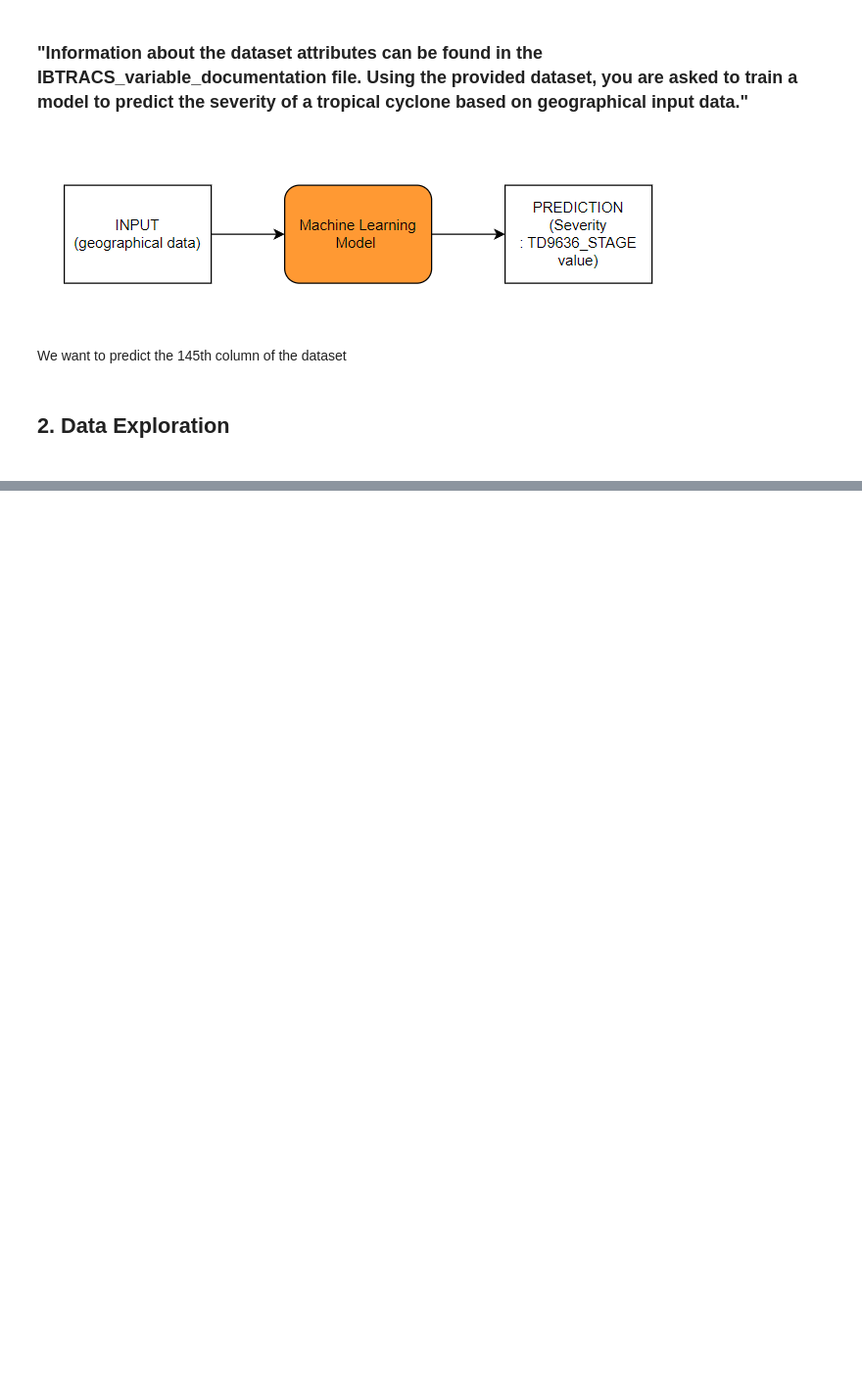
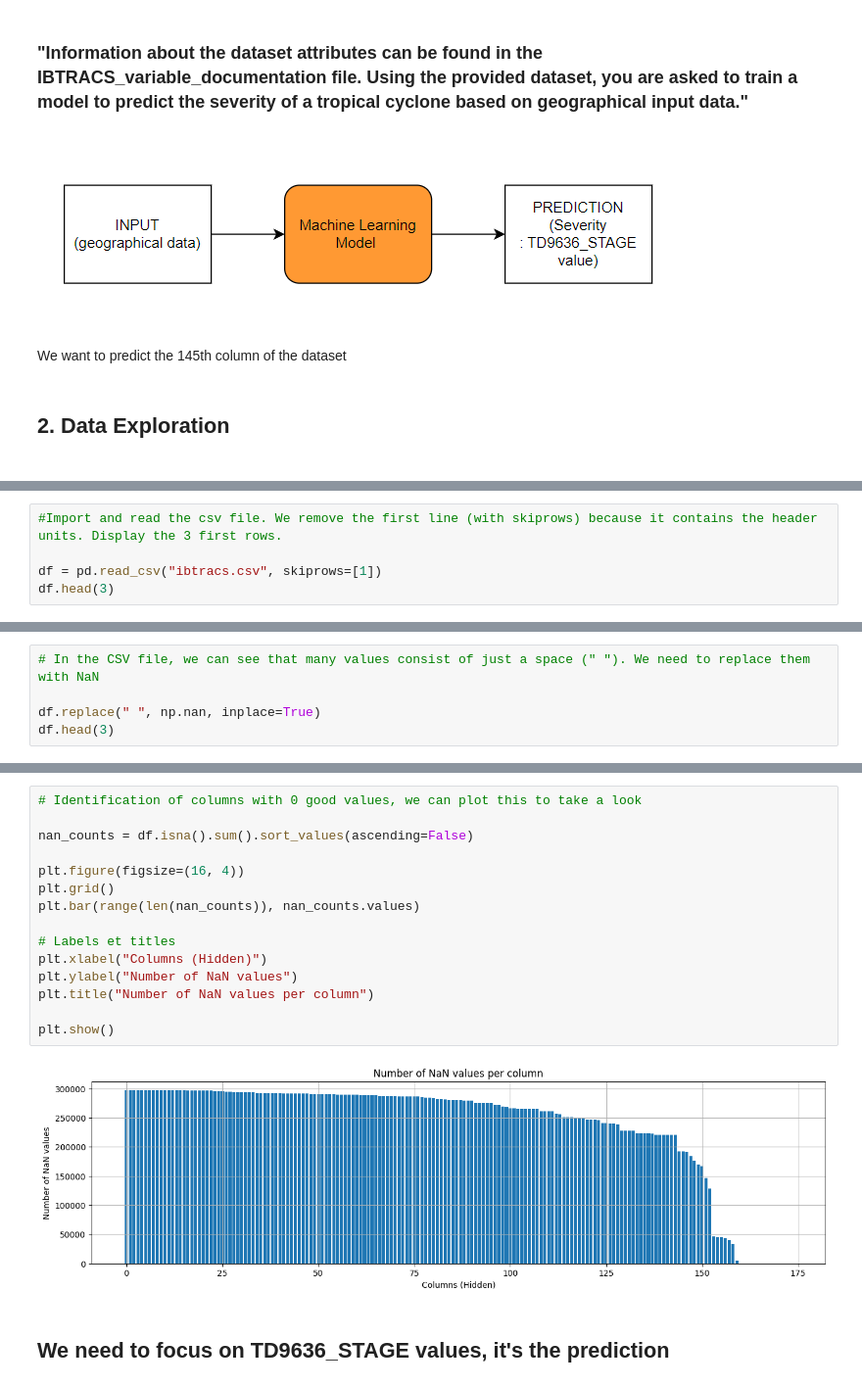
Before and after one commit to PaulVial/TropicalStormsPrediction, a Jupyter notebook: data_exploration.ipynb, the cells around one changed output, grey strips where cells are left out. Shown at 98% size. Saved outputs shown, nothing was run; the diff lists cells and outputs as text; blank space fills up the shorter version.

```diff
--- a/data_exploration.ipynb
+++ b/data_exploration.ipynb
@@ -186,0 +24,5 @@ Colonnes à encoder : Index(['SID', 'SEASON', 'NUMBER', 'NAME', 'ISO_TIME', 'NAT
+# %%
+#Import and read the csv file. We remove the first line (with skiprows) because it contains the header units. Display the 3 first rows.
+
+df = pd.read_csv("ibtracs.csv", skiprows=[1])
+df.head(3)
@@ -186,0 +39,5 @@ Colonnes à encoder : Index(['SID', 'SEASON', 'NUMBER', 'NAME', 'ISO_TIME', 'NAT
+# %%
+# In the CSV file, we can see that many values consist of just a space (" "). We need to replace them with NaN
+
+df.replace(" ", np.nan, inplace=True)
+df.head(3)
@@ -186,0 +50,19 @@ Colonnes à encoder : Index(['SID', 'SEASON', 'NUMBER', 'NAME', 'ISO_TIME', 'NAT
+# %%
+# Identification of columns with 0 good values, we can plot this to take a look
+
+nan_counts = df.isna().sum().sort_values(ascending=False)
+
+plt.figure(figsize=(16, 4))
+plt.grid()
+plt.bar(range(len(nan_counts)), nan_counts.values)
+
+# Labels et titles
+plt.xlabel("Columns (Hidden)")
+plt.ylabel("Number of NaN values")
+plt.title("Number of NaN values per column")
+
+plt.show()
+# %% [output]
+[figure, added]
+# %% [markdown]
+<h2>We need to focus on TD9636_STAGE values, it's the prediction</h2>
```
Also changed, not shown: parts of 53 cells of this notebook, 2 other files.
